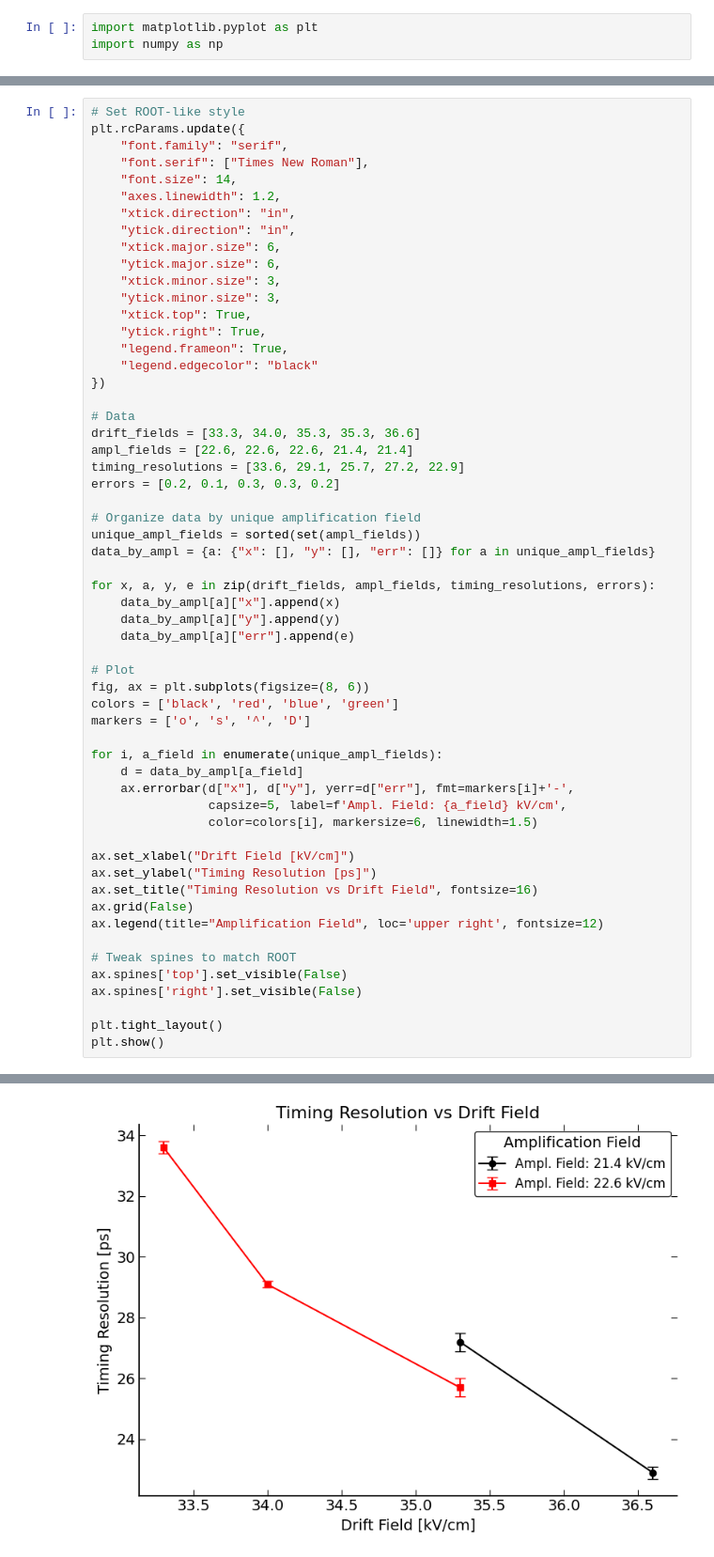
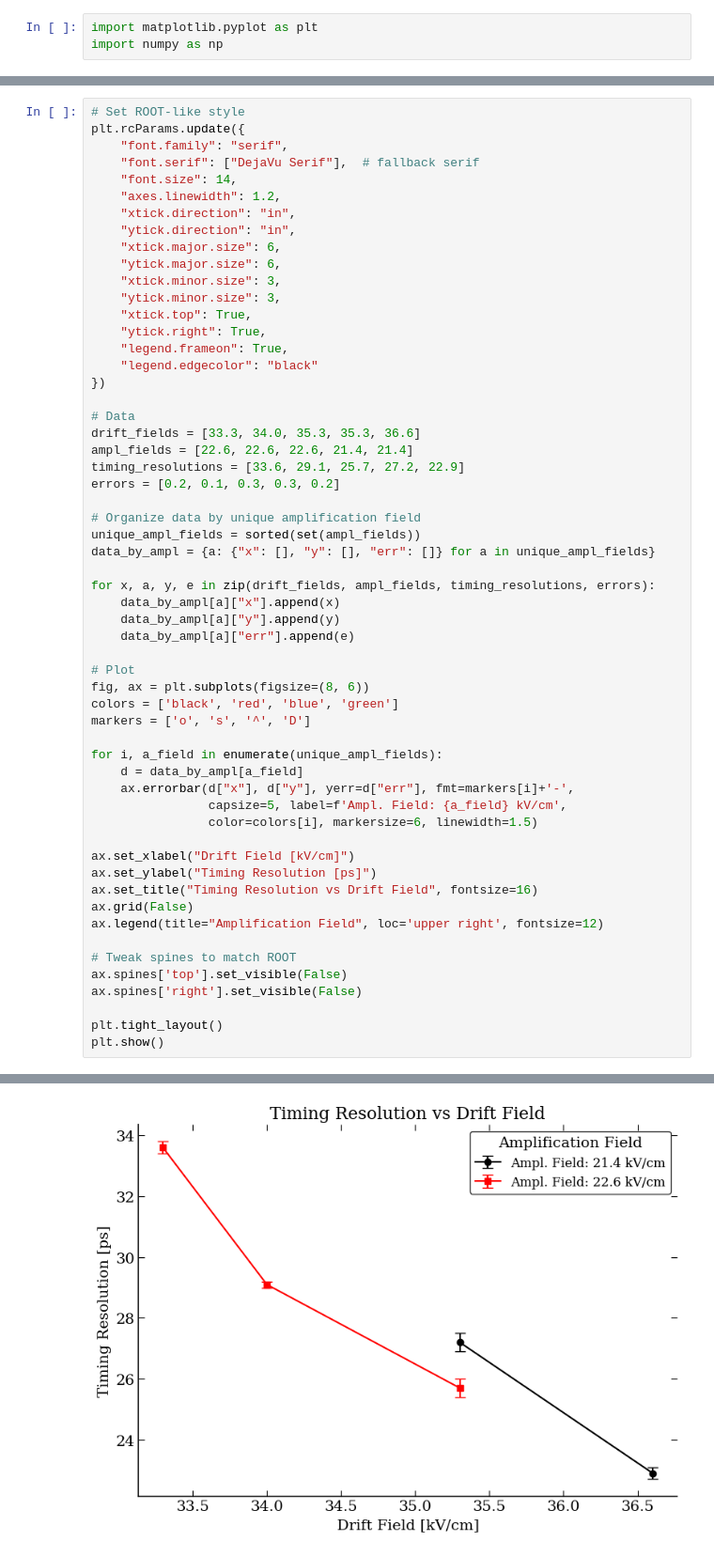
Before and after one commit to akallitss/py_analysis, a Jupyter notebook: single_pad_analysis/voltage_scan_10MO.ipynb, the cells around one changed output, grey strips where cells are left out. Shown at 94% size. Saved outputs shown, nothing was run; the diff lists cells and outputs as text.

```diff
--- a/single_pad_analysis/voltage_scan_10MO.ipynb
+++ b/single_pad_analysis/voltage_scan_10MO.ipynb
@@ -77,7 +60,7 @@ findfont: Generic family 'serif' not found because none of the following familie
 # Set ROOT-like style
 plt.rcParams.update({
     "font.family": "serif",
-    "font.serif": ["Times New Roman"],
+    "font.serif": ["DejaVu Serif"],  # fallback serif
     "font.size": 14,
     "axes.linewidth": 1.2,
     "xtick.direction": "in",
@@ -151,4 +117,4 @@ findfont: Generic family 'serif' not found because none of the following familie
-[figure, old version]
+[figure, new version]
 # %%
 
 # Set ROOT-like style
```
Also changed, not shown: parts of 5 cells of this notebook, 3 other files.
